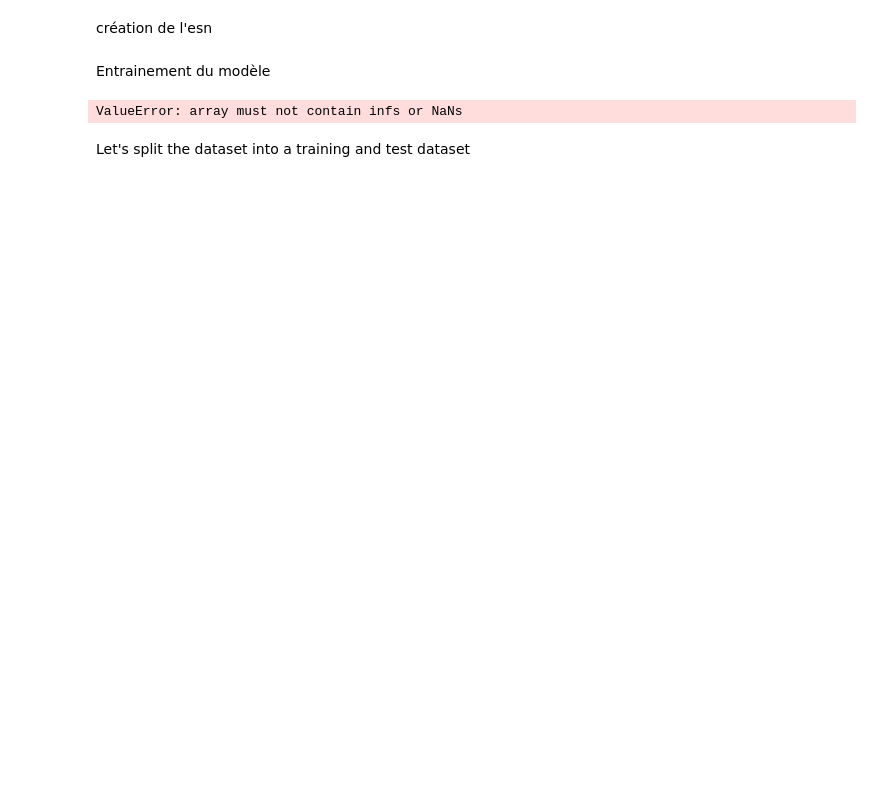
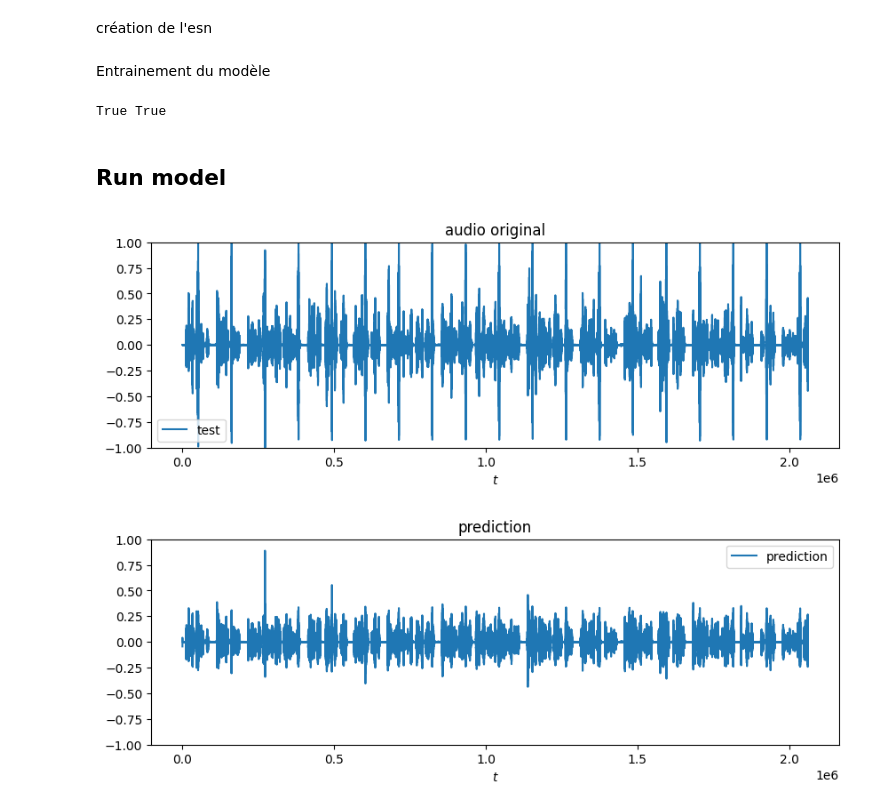
Before and after one commit to Wanchai290/vocalo-noise, a Jupyter notebook: main.ipynb, the cells around one changed output. Drawn from its saved outputs; the diff is of its cells as text; code cells hidden in the pictures; blank space fills up the shorter version.

```diff
--- a/main.ipynb
+++ b/main.ipynb
@@ -110,13 +117,37 @@ esn_model = ESN(reservoir, ridge)
 # %% [markdown]
 Entrainement du modèle
 # %%
-esn_model = esn_model.fit(X_train, Y_train, warmup=10)
+esn_model = esn_model.fit(X_train, Y_train, warmup=10, workers=-1)
 print(reservoir.initialized, ridge.initialized)
 # %% [output]
-ValueError: array must not contain infs or NaNs
+True True
-# %% [markdown]
-Let's split the dataset into a training and test dataset
-# %%
-sp_index = int(len(data_input) / 2)
-X_train, X_test = data_input[sp_index:], data_input[:sp_index]
-Y_train, Y_test = data_output[sp_index:], data_output[:sp_index]
+# %% [markdown]
+## Run model
+# %%
+Y_pred = esn_model.run(X_train)
+
+plt.figure(figsize=(10, 3))
+plt.ylim(-1, 1)
+plt.title("audio original")
+plt.xlabel("$t$")
+plt.plot(Y_train, label = "test")
+plt.legend()
+
+plt.figure(figsize=(10, 3))
+plt.ylim(-1, 1)
+plt.title("audio original bruité")
+plt.xlabel("$t$")
+plt.plot(X_train, label = "test")
+plt.legend()
+
+plt.figure(figsize=(10, 3))
+plt.ylim(-1, 1)
+plt.title("prediction")
+plt.xlabel("$t$")
+plt.plot(Y_pred, label="prediction")
+plt.legend()
+
+plt.show()
+# %% [output]
+[figure, added]
+[figure, added]
```
Also changed, not shown: parts of 2 cells of this notebook.
